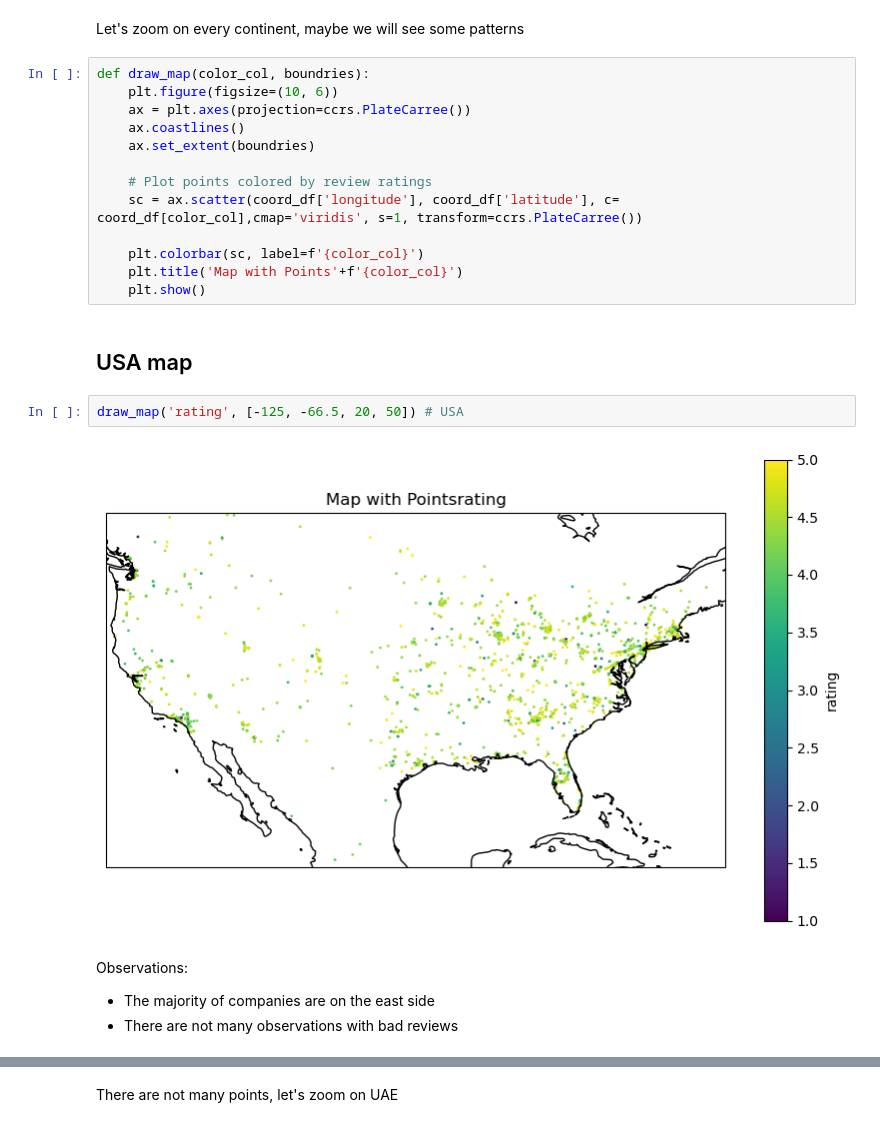
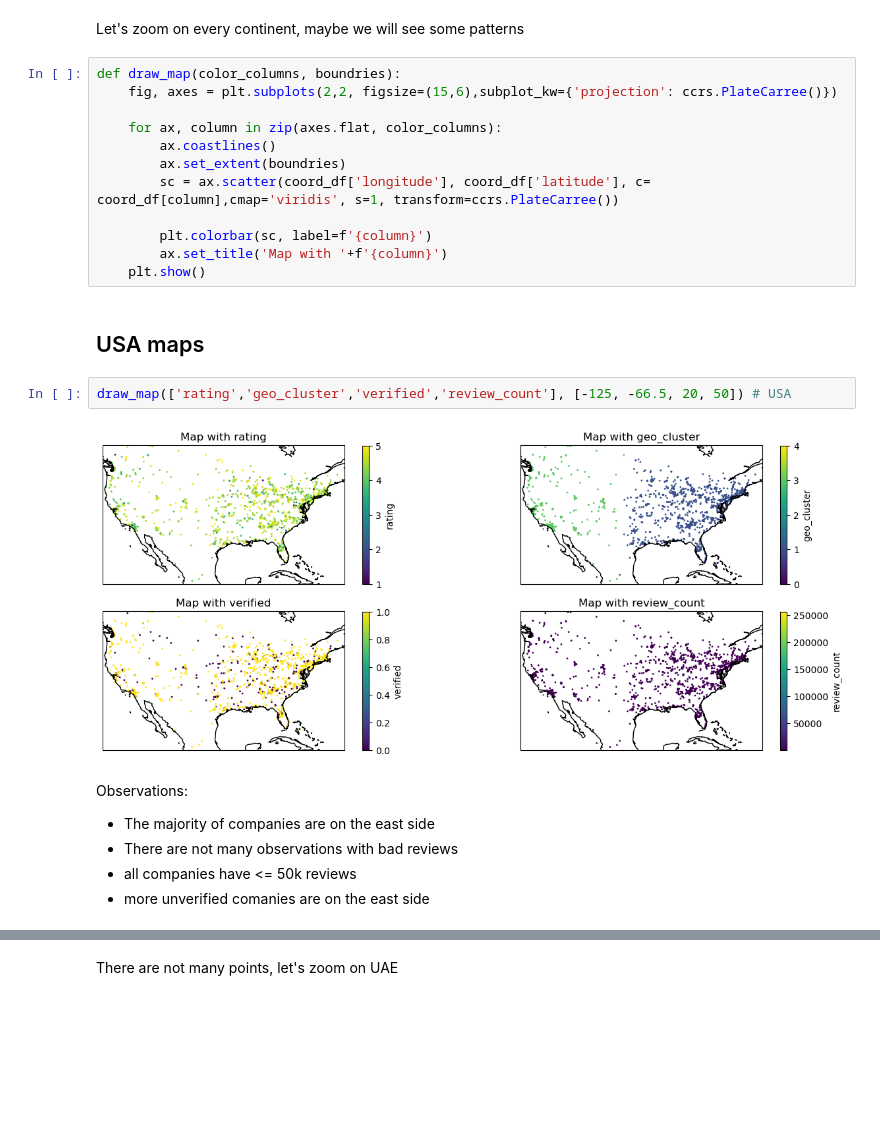
Before and after one commit to katarzynarogalska/LocationIntelligence-clustering, a Jupyter notebook: Location_Clustering_EDA.ipynb, the cells around one changed output, grey strips where cells are left out. Cells and saved outputs as stored; diff of their text form; blank space fills up the shorter version.

```diff
--- a/Location_Clustering_EDA.ipynb
+++ b/Location_Clustering_EDA.ipynb
@@ -241,25 +229,26 @@ plot_world('verified')
 # %% [markdown]
 Let's zoom on every continent, maybe we will see some patterns
 # %%
-def draw_map(color_col, boundries):
-    plt.figure(figsize=(10, 6))
-    ax = plt.axes(projection=ccrs.PlateCarree())
-    ax.coastlines()
-    ax.set_extent(boundries)
+def draw_map(color_columns, boundries):
+    fig, axes = plt.subplots(2,2, figsize=(15,6),subplot_kw={'projection': ccrs.PlateCarree()})
 
-    # Plot points colored by review ratings
-    sc = ax.scatter(coord_df['longitude'], coord_df['latitude'], c= coord_df[color_col],cmap='viridis', s=1, transform=ccrs.PlateCarree())
+    for ax, column in zip(axes.flat, color_columns):
+        ax.coastlines()
+        ax.set_extent(boundries)
+        sc = ax.scatter(coord_df['longitude'], coord_df['latitude'], c= coord_df[column],cmap='viridis', s=1, transform=ccrs.PlateCarree())
 
-    plt.colorbar(sc, label=f'{color_col}')
-    plt.title('Map with Points'+f'{color_col}')
+        plt.colorbar(sc, label=f'{column}')
+        ax.set_title('Map with '+f'{column}')
     plt.show()
 # %% [markdown]
-## USA map
+## USA maps
 # %%
-draw_map('rating', [-125, -66.5, 20, 50]) # USA
+draw_map(['rating','geo_cluster','verified','review_count'], [-125, -66.5, 20, 50]) # USA
 # %% [output]
-[figure, old version]
+[figure, new version]
 # %% [markdown]
 Observations:
 * The majority of companies are on the east side
 * There are not many observations with bad reviews
+* all companies have <= 50k reviews
+* more unverified comanies are on the east side
```
Also changed, not shown: parts of 40 cells of this notebook.
